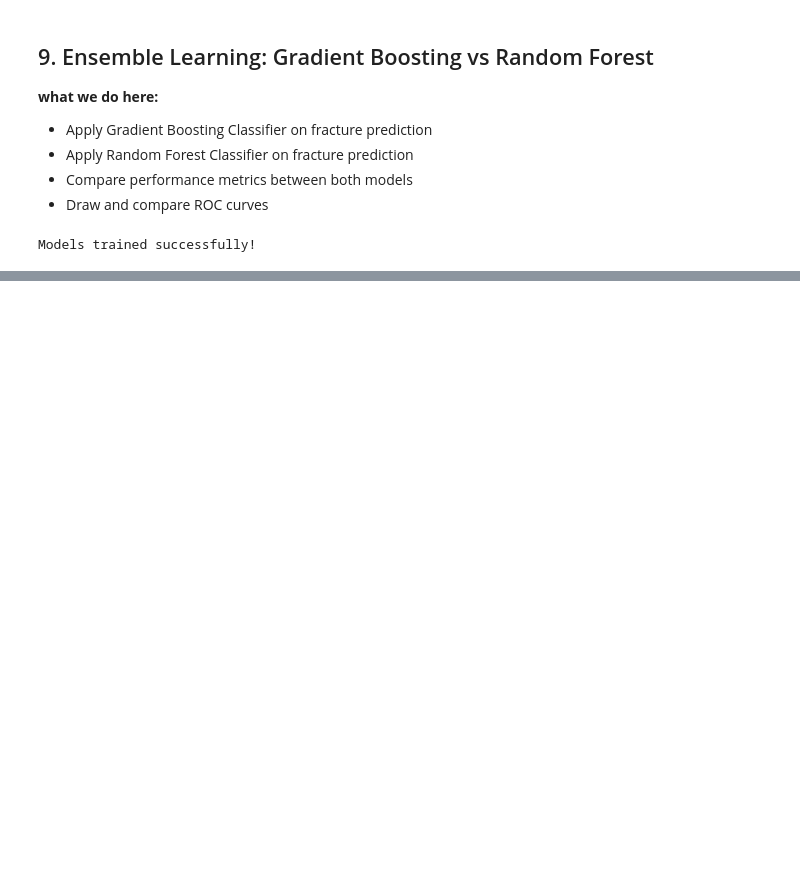
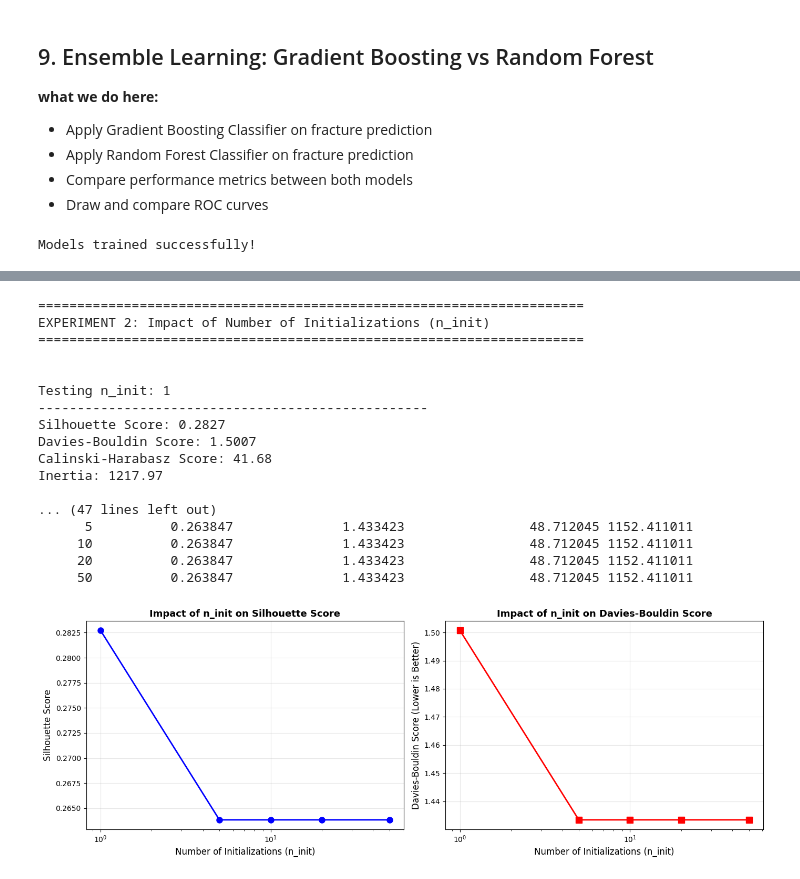
Before and after one commit to hamsasaber/Kidney_Function_Decline, a Jupyter notebook: Notebooks/Bone Mineral Density Prediction.ipynb, the cells around one changed output, grey strips where cells are left out. Drawn from its saved outputs; the diff is of its cells as text; code cells hidden in the pictures; blank space fills up the shorter version.

```diff
--- a/Notebooks/Bone Mineral Density Prediction.ipynb
+++ b/Notebooks/Bone Mineral Density Prediction.ipynb
@@ -1026,0 +1152,80 @@ height_cm    0.095183
+# %%
+# Experiment 2: Different Number of Runs (n_init)
+print("\n" + "="*70)
+print("EXPERIMENT 2: Impact of Number of Initializations (n_init)")
+print("="*70 + "\n")
+
+n_init_values = [1, 5, 10, 20, 50]
+
+results_n_init = []
+
+for n_init_val in n_init_values:
+    print(f"\nTesting n_init: {n_init_val}")
+    print("-" * 50)
+
+    kmeans = KMeans(n_clusters=optimal_k, init='k-means++', n_init=n_init_val, random_state=RANDOM_STATE)
+    kmeans.fit(X_clustering_scaled)
+
+    sil_score = silhouette_score(X_clustering_scaled, kmeans.labels_)
+    db_score = davies_bouldin_score(X_clustering_scaled, kmeans.labels_)
+    ch_score = calinski_harabasz_score(X_clustering_scaled, kmeans.labels_)
+
+    print(f"Silhouette Score: {sil_score:.4f}")
+    print(f"Davies-Bouldin Score: {db_score:.4f}")
+    print(f"Calinski-Harabasz Score: {ch_score:.2f}")
+    print(f"Inertia: {kmeans.inertia_:.2f}")
+
+    results_n_init.append({
+        'n_init': n_init_val,
+        'Silhouette Score': sil_score,
+        'Davies-Bouldin Score': db_score,
+        'Calinski-Harabasz Score': ch_score,
+        'Inertia': kmeans.inertia_
+    })
+
+results_n_init_df = pd.DataFrame(results_n_init)
+print("\n" + "="*70)
+print("SUMMARY - Number of Initializations Comparison:")
+print("="*70)
+print(results_n_init_df.to_string(index=False))
+
+# Visualize impact of n_init
+fig, axes = plt.subplots(1, 2, figsize=(14, 5))
+
+axes[0].plot(results_n_init_df['n_init'], results_n_init_df['Silhouette Score'],
+             marker='o', linestyle='-', linewidth=2, markersize=8, color='blue')
+axes[0].set_xlabel('Number of Initializations (n_init)', fontsize=12)
+axes[0].set_ylabel('Silhouette Score', fontsize=12)
+axes[0].set_title('Impact of n_init on Silhouette Score', fontsize=13, fontweight='bold')
+axes[0].grid(True, alpha=0.3)
+axes[0].set_xscale('log')
+
+axes[1].plot(results_n_init_df['n_init'], results_n_init_df['Davies-Bouldin Score'],
+             marker='s', linestyle='-', linewidth=2, markersize=8, color='red')
+axes[1].set_xlabel('Number of Initializations (n_init)', fontsize=12)
+axes[1].set_ylabel('Davies-Bouldin Score (Lower is Better)', fontsize=12)
+axes[1].set_title('Impact of n_init on Davies-Bouldin Score', fontsize=13, fontweight='bold')
+axes[1].grid(True, alpha=0.3)
+axes[1].set_xscale('log')
+
+plt.tight_layout()
+plt.show()
+# %% [output]
+======================================================================
+EXPERIMENT 2: Impact of Number of Initializations (n_init)
+======================================================================
+
+
+Testing n_init: 1
+--------------------------------------------------
+Silhouette Score: 0.2827
+Davies-Bouldin Score: 1.5007
+Calinski-Harabasz Score: 41.68
+Inertia: 1217.97
+
+... (47 lines left out)
+      5          0.263847              1.433423                48.712045 1152.411011
+     10          0.263847              1.433423                48.712045 1152.411011
+     20          0.263847              1.433423                48.712045 1152.411011
+     50          0.263847              1.433423                48.712045 1152.411011
+[figure, added]
```
Also changed, not shown: parts of 34 cells of this notebook.
